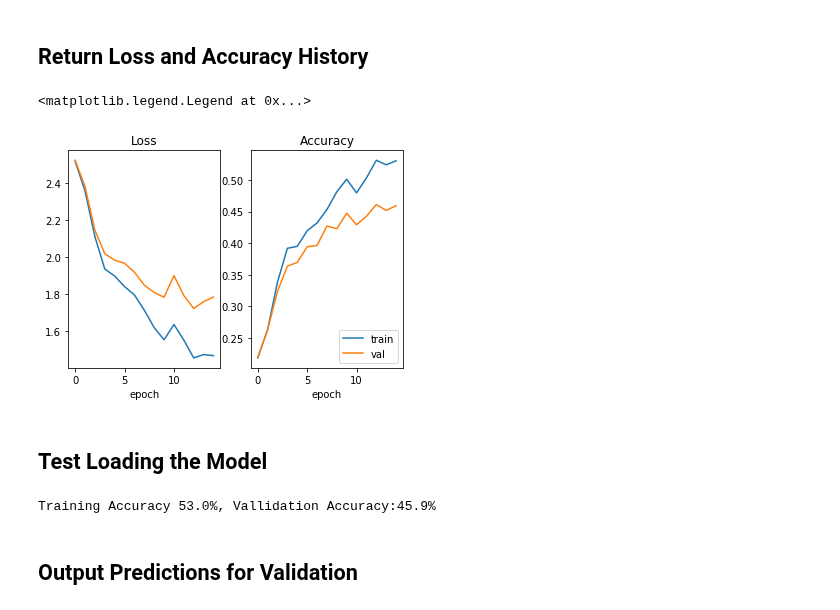
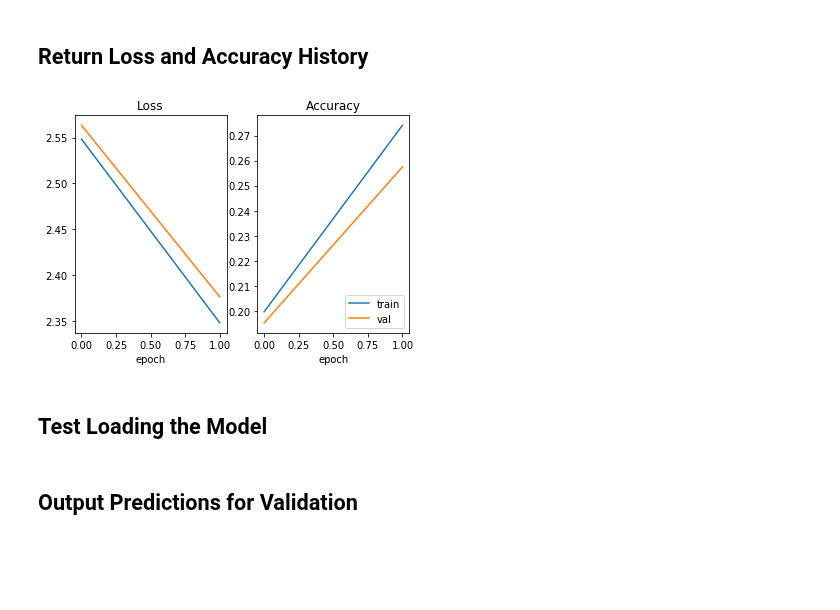
Before and after one commit to mohitrgiit/CS-231N-Final-Project, a Jupyter notebook: src/models/subreddit_classification.ipynb, the cells around one changed output. Cells and saved outputs as stored; diff of their text form; code cells hidden in the pictures; blank space fills up the shorter version.

```diff
--- a/src/models/subreddit_classification.ipynb
+++ b/src/models/subreddit_classification.ipynb
@@ -13,21 +9,3 @@ This function reduces the text needed for running the @property wrapper making t
-# %%
-# reduces the text needed for running @property making code more readable
-def lazy_property(function):
-    # Attribute used to test if code chunk has been run or not
-    attribute = '_lazy_' + function.__name__
-    # run wrapper function when wrapper returned below
-    @property
-    # Keeps original function attributes such as function.__name__
-    # Otherwise it would be replaced with the wrapper attributes
-    @functools.wraps(function)
-    def wrapper(self):
-        # If doesn't have (attribute) then code chunk hasn't been run
-        if not hasattr(self, attribute):
-            # Run code chunk and store it in (attribute) of class
-            setattr(self, attribute, function(self))
-        # return the value of the number stored in (attribute)
-        return getattr(self, attribute)
-    return wrapper
 # %% [markdown]
 ## Load Datasets
 # %%
@@ -377,17 +151,13 @@ class Run:
-# %%
-# Generate Config instance
-config = Config(sample_size=np.shape(X_train)[0], class_size=20, image_height=128, image_width=128, image_depth=3)
-
-# Generate Data instance
-data = Data(X_train, y_train, X_val, y_val, X_test, y_test)
 # %%
 # Create model instance
 tf.reset_default_graph()
-model = AlexNet(config, learning_rate = 0.003)
-# Create run instance
+
+model_config = ModelConfig(learning_rate=0.003)
+train_config = TrainConfig(num_epochs=2, minibatch_size=100, print_every=100, \
+    saver_address=r'/home/tylerchase/CS-231N-Final-Project/src/subreddit_classification_parameters/')
+model = AlexNet(model_config)
+
+# Create session
 session = tf.Session()
-run = Run(session, config, data, model, epoch_size=15, learning_rate=0.003, print_every = 100, minibatch_size=100,
-         saver_address=r'/home/tylerchase/CS-231N-Final-Project/src/subreddit_classification_parameters/',
-         save_flag=True)
-run.train()
+model.train(data, session, train_config)
 # %% [output]
@@ -411,24 +174,10 @@ Epoch:15, Training Accuracy 53.0%, Vallidation Accuracy:45.9%
 # %% [markdown]
 ## Return Loss and Accuracy History
-# %%
-train_loss_hist, val_loss_hist, train_acc_hist, val_acc_hist = run.return_loss_acc()
-val_loss_hist_scale = np.array(val_loss_hist)/np.shape(X_val)[0]
-train_loss_hist_scale = np.array(train_loss_hist)/np.shape(X_train)[0]
-
-f, (ax1, ax2) = plt.subplots(1,2)
-ax1.set_title('Loss')
-ax1.set_xlabel('epoch')
-ax1.plot(train_loss_hist_scale, label = 'train')
-ax1.plot(val_loss_hist_scale, label = 'val')
-
-ax2.set_title('Accuracy')
-ax2.plot(train_acc_hist, label = 'train')
-ax2.plot(val_acc_hist, label = 'val')
-ax2.set_xlabel('epoch')
-ax2.legend(loc='lower right')
-# %% [output]
-<matplotlib.legend.Legend at 0x...>
-[figure, removed]
+# %%
+# Plot Loss and Accuracy
+model.plot_loss_acc(data)
+# %% [output]
+[figure, added]
 # %% [markdown]
 ## Test Loading the Model
 # %%
@@ -437,7 +186,8 @@ tf.reset_default_graph()
 loader_address=r'./subreddit_classification_parameters/classification_model'
 
 # Create model instance
-model = AlexNet(config, learning_rate = 0.003)
+model_config = ModelConfig(learning_rate=0.003)
+model = AlexNet(model_config)
 
 # Load Saved Model
 session = tf.Session()
@@ -451,8 +201,6 @@ loss_val, acc_val = session.run(variables, \
     {model.data:data.X_val, model.target:data.Y_val, model.is_training:False})
 
 print('Training Accuracy {:3.1f}%, Vallidation Accuracy:{:3.1f}%'.format((100*acc_train), (100*acc_val)))
-# %% [output]
-Training Accuracy 53.0%, Vallidation Accuracy:45.9%
 # %% [markdown]
 ## Output Predictions for Validation
 # %%
```
Also changed, not shown: parts of 11 cells of this notebook.
